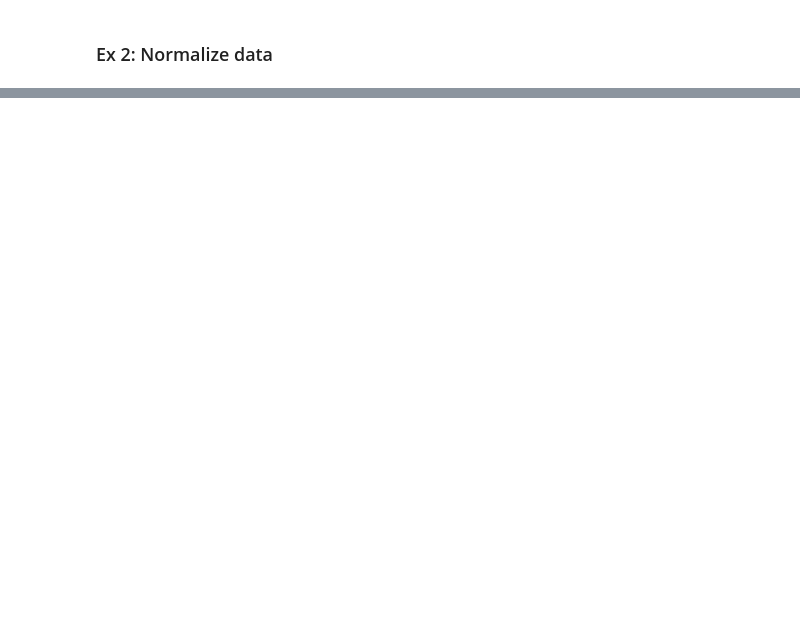
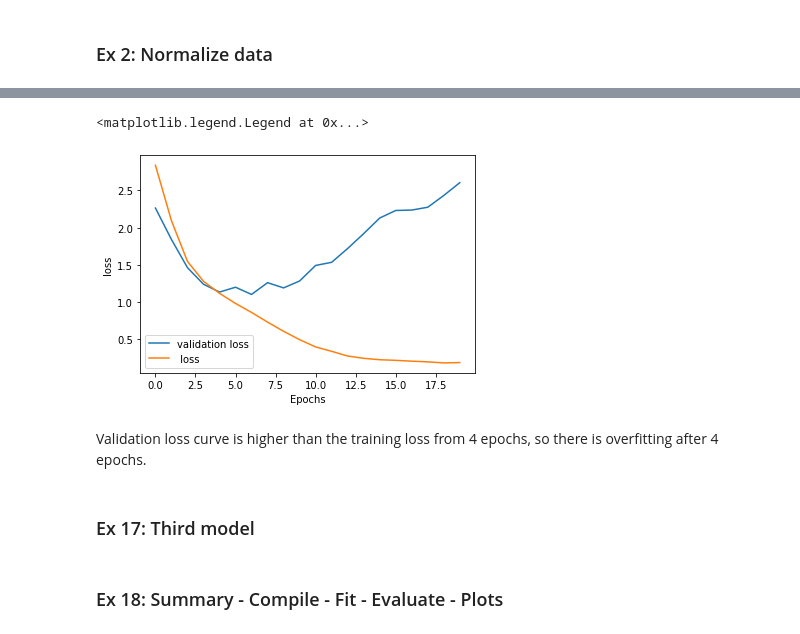
Before and after one commit to m-cheicki/ESILV_Neural_Networks, a Jupyter notebook: CNN_for_CIFAR_10.ipynb, the cells around one changed output, grey strips where cells are left out. Saved outputs shown, nothing was run; the diff lists cells and outputs as text; code cells hidden in the pictures; blank space fills up the shorter version.

```diff
--- a/CNN_for_CIFAR_10.ipynb
+++ b/CNN_for_CIFAR_10.ipynb
@@ -104,0 +259,13 @@ def define_model():
+# %%
+plt.plot(second_history.history['val_loss'])
+plt.plot(second_history.history['loss'])
+plt.xlabel('Epochs')
+plt.ylabel('loss')
+plt.legend(['validation loss', ' loss'])
+# %% [output]
+<matplotlib.legend.Legend at 0x...>
+[figure, added]
+# %% [markdown]
+Validation loss curve is higher than the training loss from 4 epochs, so there is overfitting after 4 epochs.
+# %% [markdown]
+### Ex 17: Third model
@@ -104,0 +299,2 @@ def define_model():
+# %% [markdown]
+### Ex 18: Summary - Compile - Fit - Evaluate - Plots
```
Also changed, not shown: parts of 51 cells of this notebook.
